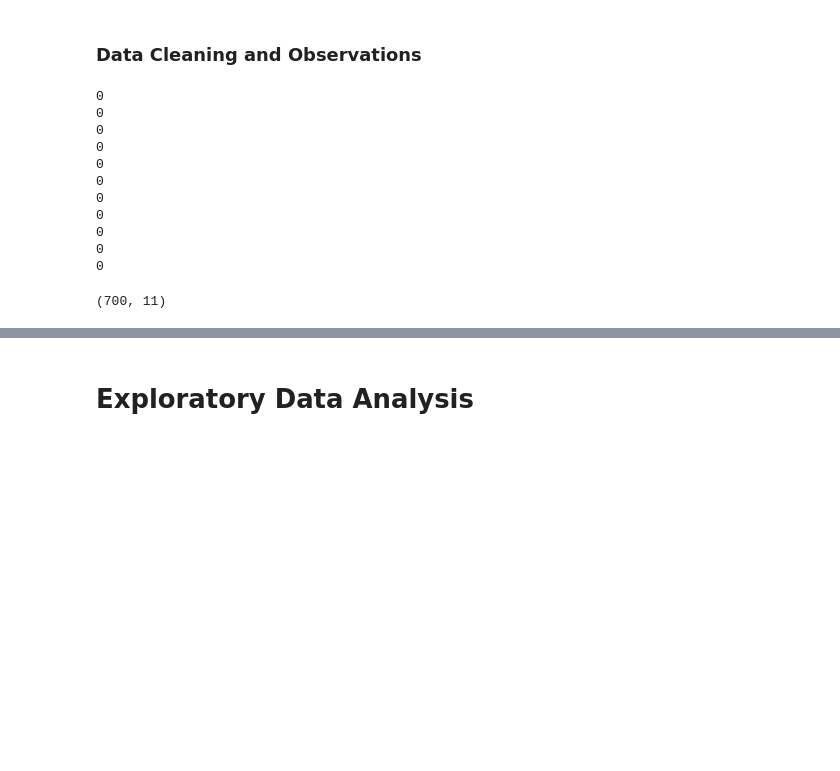
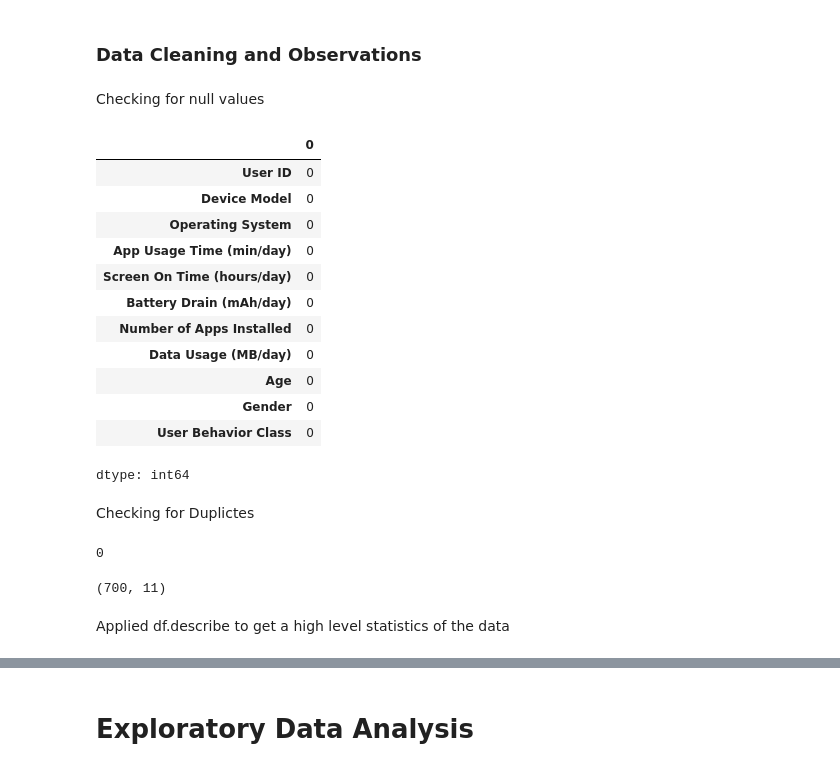
Before and after one commit to RezSah/RezSah.github.io, a Jupyter notebook: Untitled31.ipynb, the cells around one changed output, grey strips where cells are left out. Saved outputs shown, nothing was run; the diff lists cells and outputs as text; code cells hidden in the pictures; blank space fills up the shorter version.

```diff
--- a/Untitled31.ipynb
+++ b/Untitled31.ipynb
@@ -21,19 +21,3 @@ df.head()
 | 4 | 5 | iPhone 12 | iOS | 187 | 4.3 | ... |
 # %% [markdown]
 ### Data Cleaning and Observations
-# %%
-for col in df:
-  missing = df[col].isnull().sum()
-  print(f'{missing}')
-# %% [output]
-0
-0
-0
-0
-0
-0
-0
-0
-0
-0
-0
@@ -46,7 +24,33 @@ def check_columns_with_duplicates(df):
+# %% [markdown]
+Checking for null values
+# %%
+df.isnull().sum()
+# %% [output]
+|  | 0 |
+| User ID | 0 |
+| Device Model | 0 |
+| Operating System | 0 |
+| App Usage Time (min/day) | 0 |
+| Screen On Time (hours/day) | 0 |
+| Battery Drain (mAh/day) | 0 |
+| Number of Apps Installed | 0 |
+| Data Usage (MB/day) | 0 |
+| Age | 0 |
+| Gender | 0 |
+| User Behavior Class | 0 |
+dtype: int64
+# %% [markdown]
+Checking for Duplictes
+# %%
+df.duplicated().sum()
+# %% [output]
+0
 # %%
 df.shape
 # %% [output]
 (700, 11)
+# %% [markdown]
+Applied df.describe to get a high level statistics of the data
 # %%
 df.describe()
 # %% [output]
```
Also changed, not shown: parts of 59 cells of this notebook.
